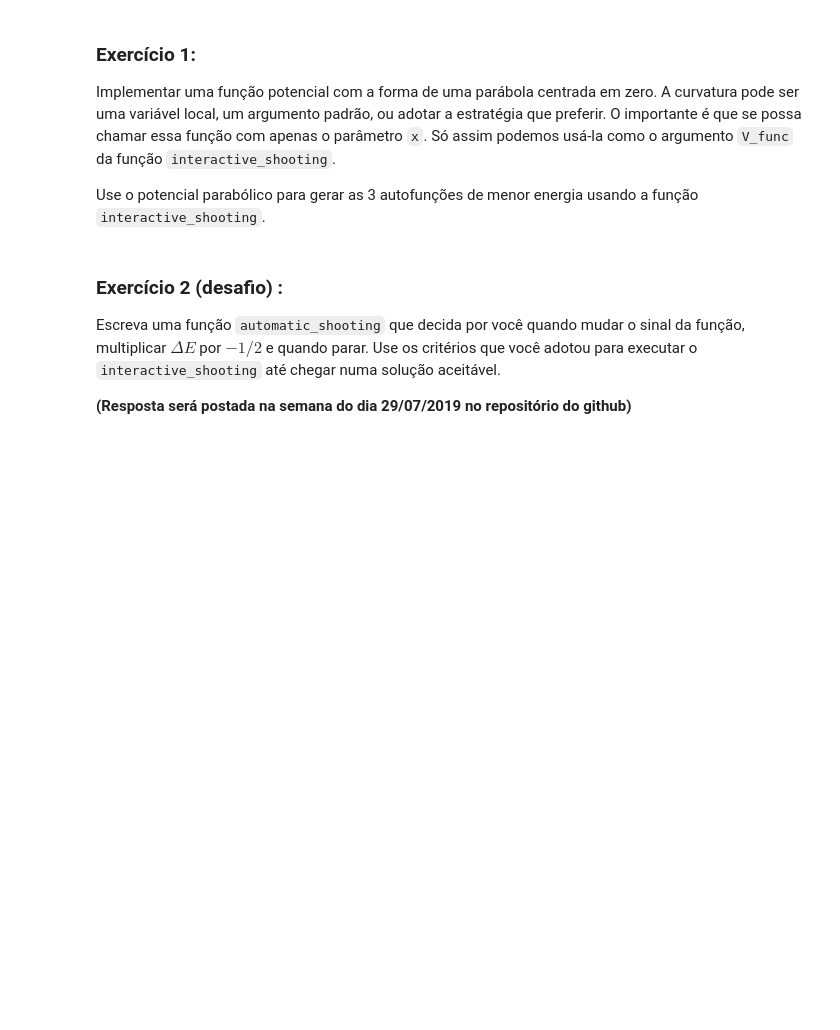
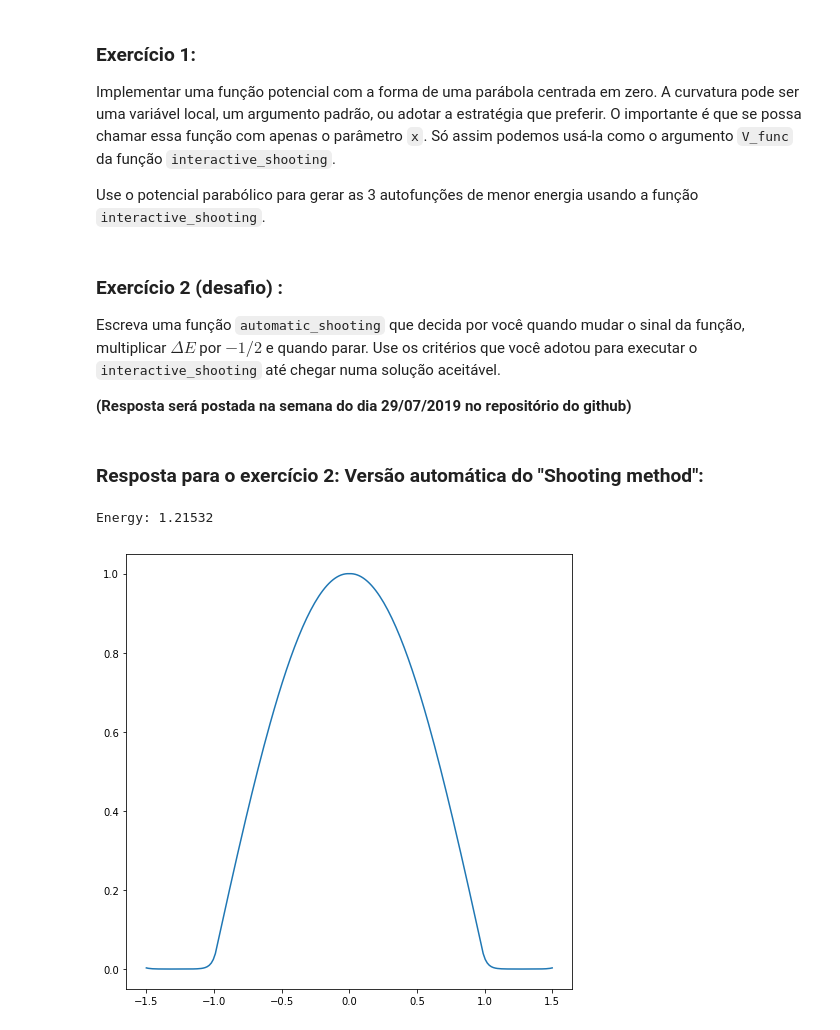
Before and after one commit to Itaborala/Python_para_Fisica_INVERNO_2019, a Jupyter notebook: Aula_12_Quantum_Mechanics_01.ipynb, the cells around one changed output. Saved outputs shown, nothing was run; the diff lists cells and outputs as text; code cells hidden in the pictures; blank space fills up the shorter version.

```diff
--- a/Aula_12_Quantum_Mechanics_01.ipynb
+++ b/Aula_12_Quantum_Mechanics_01.ipynb
@@ -118,10 +118,12 @@ def V_well(x):
     Define a função potencial com
     o formato de um poço retangular.
     '''
-    if x < 1. :
-        return 0.0
+    L    = 1.0
+    Vmax = 500
+    if x < L :
+        return 0
     else:
-        return 500.
+        return Vmax
 # %% [markdown]
 ## Solução numérica: Método do "Arremesso"
 ### (Shooting  Method)
@@ -375,3 +377,5 @@ Use o potencial parabólico para gerar as 3 autofunções de menor energia usand
 Escreva uma função `automatic_shooting` que decida por você quando mudar o sinal da função, multiplicar $\Delta E$ por $-1/2$ e quando parar. Use os critérios que você adotou para executar o `interactive_shooting` até chegar numa solução aceitável.
 
 **(Resposta será postada na semana do dia 29/07/2019 no repositório do github)**
+# %% [markdown]
+### Resposta para o exercício 2:  Versão automática do "Shooting method":
@@ -377,0 +442,15 @@ Escreva uma função `automatic_shooting` que decida por você quando mudar o si
+# %%
+E_chute = 1.5
+paridade = 0
+
+psi_array, E = automatic_shooting(x, V_well, E = E_chute, parity = paridade)
+
+x_dobro, ψ_dobro = duplica(x, psi_array, parity = paridade)
+
+print("Energy: %g" % E)
+plt.figure(figsize=(8,8))
+plt.plot(x_dobro, ψ_dobro)
+plt.show()
+# %% [output]
+Energy: 1.21532
+[figure, added]
```
Also changed, not shown: parts of 1 cell of this notebook.
